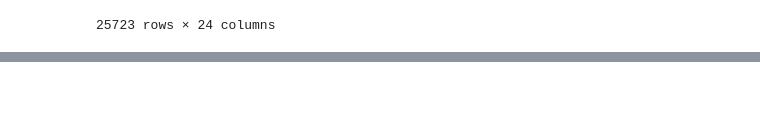
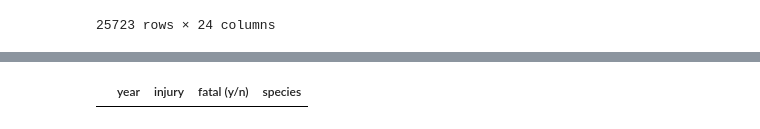
Before and after one commit to PaulaNuno/panda-sharks-attack, a Jupyter notebook: clean.ipynb, the cells around one changed output, grey strips where cells are left out. Drawn from its saved outputs; the diff is of its cells as text; code cells hidden in the pictures; blank space fills up the shorter version.

```diff
--- a/clean.ipynb
+++ b/clean.ipynb
@@ -52,3 +52,7 @@ display(df)
 | 25721 | NaN | NaN | NaN | NaN | NaN | NaN | NaN | NaN | NaN | NaN | ... |
 | 25722 | xx | NaN | NaN | NaN | NaN | NaN | NaN | NaN | NaN | NaN | ... |
 25723 rows × 24 columns
+# %%
+# Choosing columns (year,injury,fatal (y/n), species)
+
+df_myseries = df[['year', 'injury', 'fatal (y/n)', 'species']]
@@ -54,0 +107,4 @@ display(df)
+# %%
+df_myseries.filter(like='Y', axis=0)
+# %% [output]
+|  | year | injury | fatal (y/n) | species |
```
Also changed, not shown: parts of 5 cells of this notebook, 2 other files.
